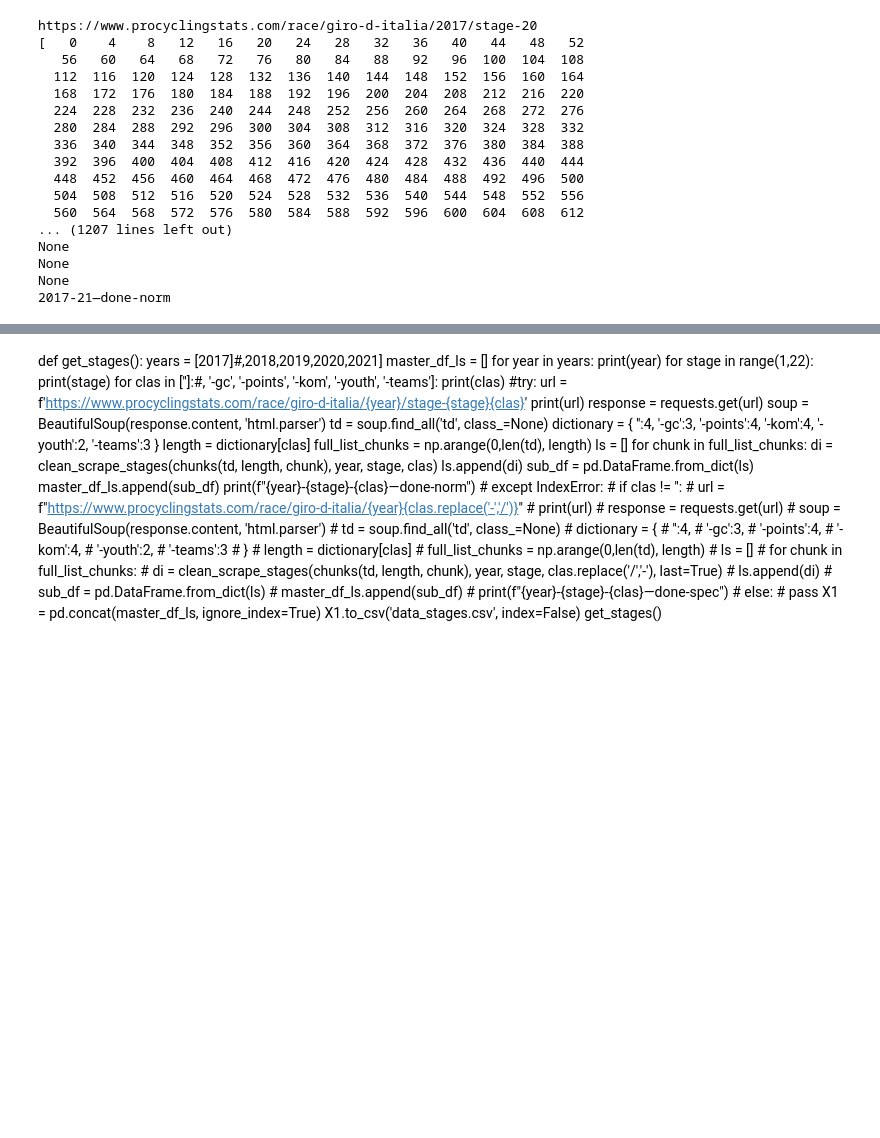
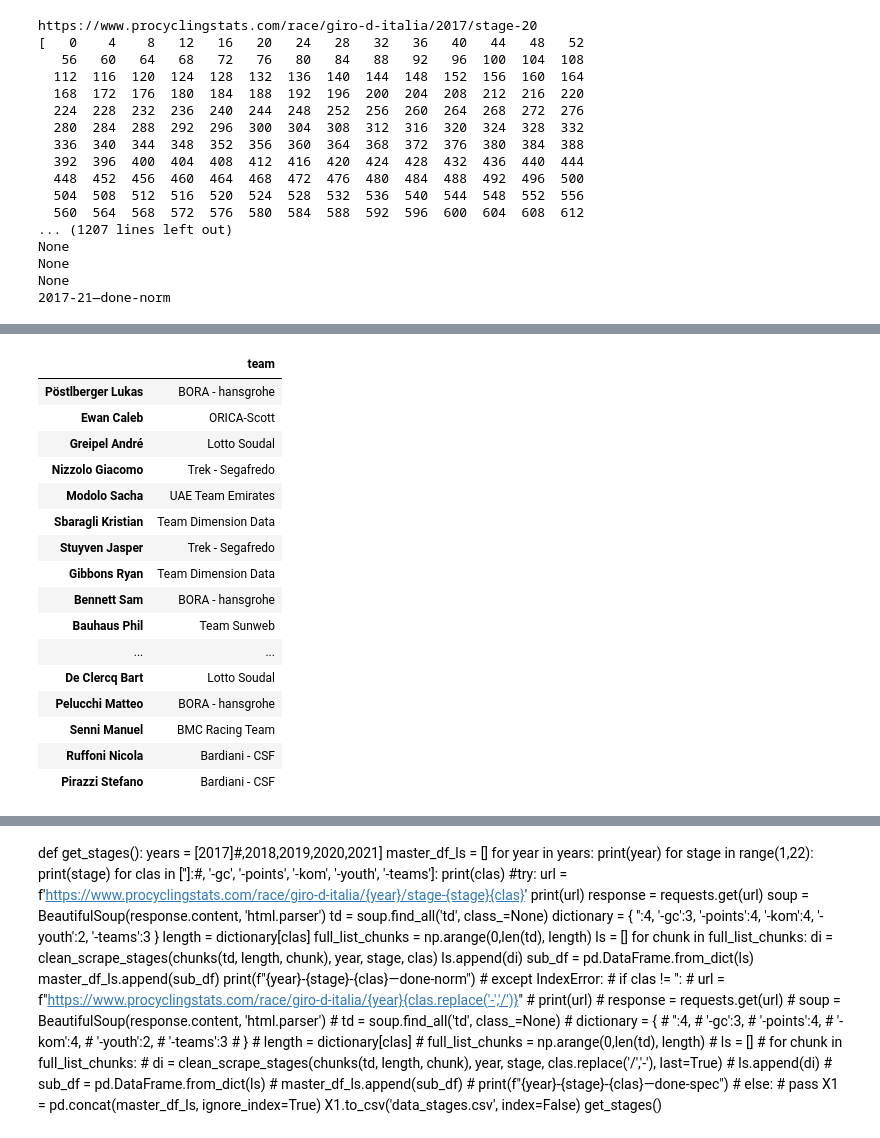
Before and after one commit to Michiel-DK/cycling, a Jupyter notebook: Nb.ipynb, the cells around one changed output, grey strips where cells are left out. Cells and saved outputs as stored; diff of their text form; code cells hidden in the pictures; blank space fills up the shorter version.

```diff
--- a/Nb.ipynb
+++ b/Nb.ipynb
@@ -267,0 +360,4 @@ stages2017
+# %%
+url = 'https://www.procyclingstats.com/race/giro-d-italia/2017/stage-15'
+response = requests.get(url)
+soup = BeautifulSoup(response.content, 'html.parser').find_all('table', class_='results basic moblist10')
@@ -284,14 +568,0 @@ pd.DataFrame.from_dict(dictionary, orient='index', columns=['stage20'])
-# %%
-ls_name = []
-ls_idx = []
-for i in tr:
-    cl = i.find_all('td', class_=None)
-    cl = cl[0:2]
-    for i,j in cl:
-        print(i,j)
-    # for rider in cl[1:2]:
-    #     if len(rider) == 0:
-    #         pass
-    #     ls_name.append(rider.find('a').text)
-    # for idx in cl[0:1]:
-    #     ls_idx.append(idx.text)
@@ -299,0 +687,20 @@ ValueError: not enough values to unpack (expected 2, got 1)
+# %%
+teams_df
+# %% [output]
+|  | team |
+| Pöstlberger Lukas | BORA - hansgrohe |
+| Ewan Caleb | ORICA-Scott |
+| Greipel André | Lotto Soudal |
+| Nizzolo Giacomo | Trek - Segafredo |
+| Modolo Sacha | UAE Team Emirates |
+| Sbaragli Kristian | Team Dimension Data |
+| Stuyven Jasper | Trek - Segafredo |
+| Gibbons Ryan | Team Dimension Data |
+| Bennett Sam | BORA - hansgrohe |
+| Bauhaus Phil | Team Sunweb |
+| ... | ... |
+| De Clercq Bart | Lotto Soudal |
+| Pelucchi Matteo | BORA - hansgrohe |
+| Senni Manuel | BMC Racing Team |
+| Ruffoni Nicola | Bardiani - CSF |
+| Pirazzi Stefano | Bardiani - CSF |
```
Also changed, not shown: parts of 14 cells of this notebook, 5 other files.
